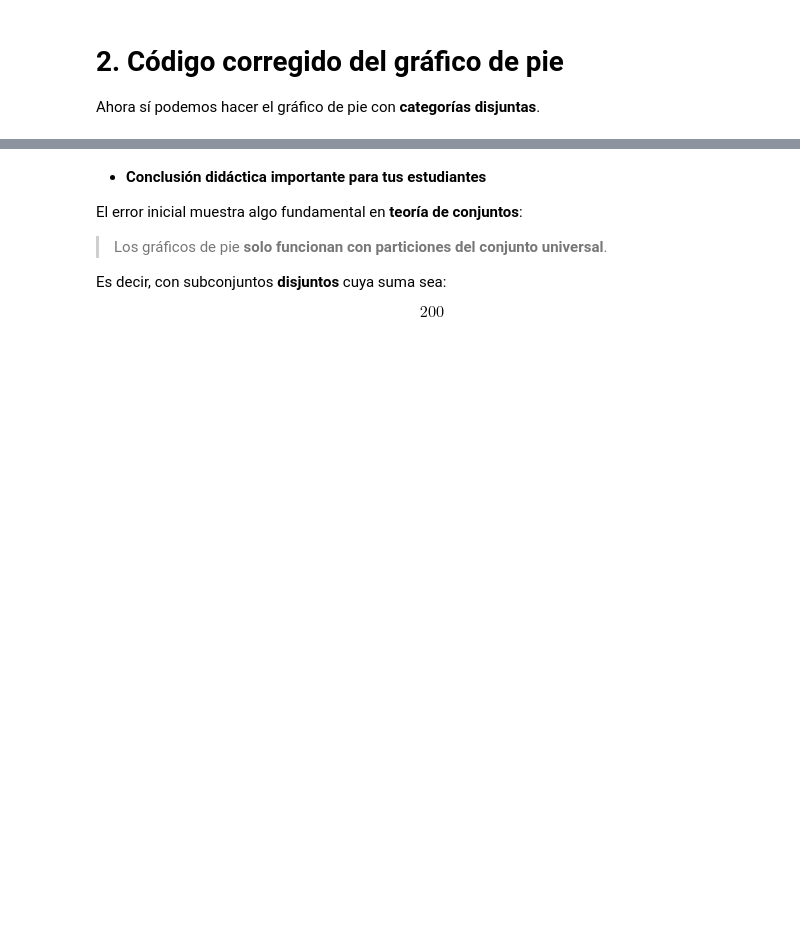
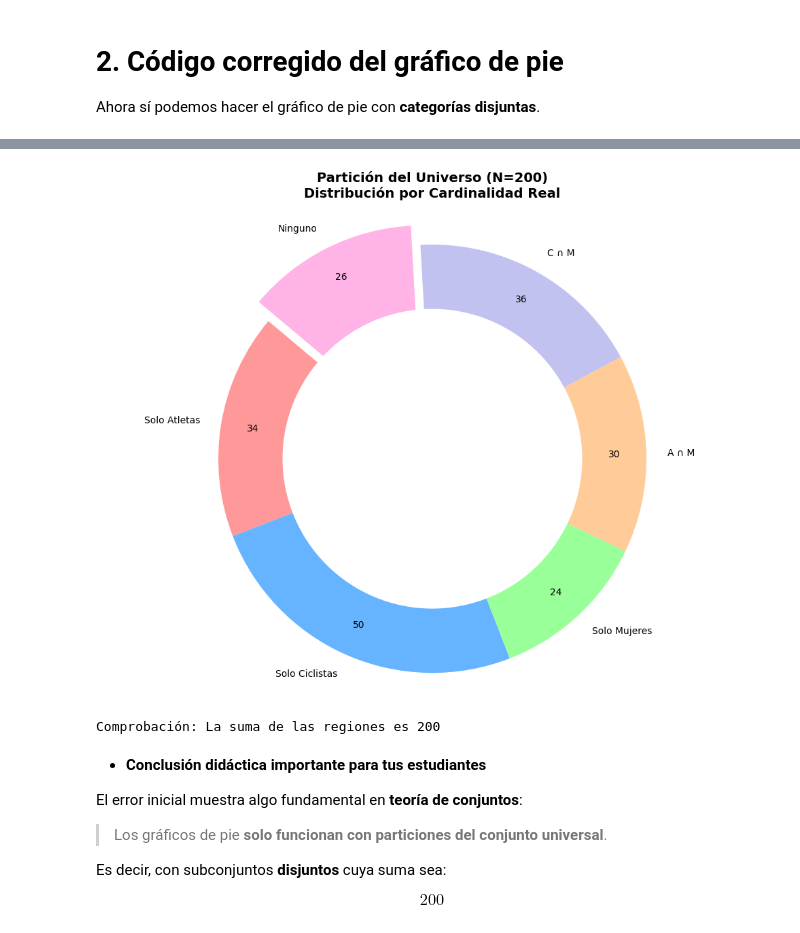
Before and after one commit to marco-canas/camino-udea, a Jupyter notebook: 3_lenguaje_proposicional/clase_01_diagnostico_y_analisis_del_lenguaje/clase1_lenguaje_proposicional.ipynb, the cells around one changed output, grey strips where cells are left out. Saved outputs shown, nothing was run; the diff lists cells and outputs as text; code cells hidden in the pictures; blank space fills up the shorter version.

```diff
--- a/3_lenguaje_proposicional/clase_01_diagnostico_y_analisis_del_lenguaje/clase1_lenguaje_proposicional.ipynb
+++ b/3_lenguaje_proposicional/clase_01_diagnostico_y_analisis_del_lenguaje/clase1_lenguaje_proposicional.ipynb
@@ -550,3 +769,63 @@ plt.show()
+# %%
+import matplotlib.pyplot as plt
+
+# =========================
+# 1. Datos del problema
+# =========================
+N = 200
+A, C, M = 64, 86, 90
+A_M, C_M, A_C, A_C_M = 30, 36, 0, 0
+
+# =========================
+# 2. Cálculo de Regiones Exactas (Partición del Universo)
+# =========================
+solo_A = A - A_M - A_C + A_C_M        # Resultado: 34
+solo_C = C - C_M - A_C + A_C_M        # Resultado: 50
+solo_M = M - A_M - C_M + A_C_M        # Resultado: 24
+
+A_C_solo = A_C - A_C_M                # Resultado: 0
+A_M_solo = A_M - A_C_M                # Resultado: 30
+C_M_solo = C_M - A_C_M                # Resultado: 36
+
+union = solo_A + solo_C + solo_M + A_C_solo + A_M_solo + C_M_solo + A_C_M # 174
+ninguno = N - union                    # Resultado: 26
+
+# =========================
+# 3. Preparación de Gráfico
+# =========================
+# Filtramos las etiquetas y tamaños que son 0 para no ensuciar el gráfico
+labels_raw = ['Solo Atletas', 'Solo Ciclistas', 'Solo Mujeres', 'A ∩ M', 'C ∩ M', 'Ninguno']
+sizes_raw = [solo_A, solo_C, solo_M, A_M_solo, C_M_solo, ninguno]
+
+# Colores didácticos
+colors = ['#ff9999','#66b3ff','#99ff99','#ffcc99','#c2c2f0','#ffb3e6']
+
+plt.figure(figsize=(10, 8))
+plt.pie(
+    sizes_raw,
+    labels=labels_raw,
+    autopct=lambda p: f'{p*N/100:.0f}', # Muestra la cantidad real (cardinalidad) en vez de %
+    startangle=140,
+    colors=colors,
+    pctdistance=0.85,
+    explode=(0, 0, 0, 0, 0, 0.1) # Resaltamos a los que no pertenecen a ningún grupo
+)
+
+# Dibujar un círculo blanco en el centro para convertirlo en "Donut Chart" (opcional, mejora lectura)
+centre_circle = plt.Circle((0,0),0.70,fc='white')
+fig = plt.gcf()
+fig.gca().add_artist(centre_circle)
+
+plt.title(f'Partición del Universo (N={N})\nDistribución por Cardinalidad Real', fontsize=14, fontweight='bold')
+plt.axis('equal')
+plt.tight_layout()
+plt.savefig(r"C:\Users\marco\Downloads\diagrama_pie.png")  # Guardar la figura como imagen
+plt.show()
+
+print(f"Comprobación: La suma de las regiones es {sum(sizes_raw)}")
+# %% [output]
+[figure, added]
+Comprobación: La suma de las regiones es 200
 # %% [markdown]
 
 - **Conclusión didáctica importante para tus estudiantes**
```
Also changed, not shown: parts of 56 cells of this notebook, 4 other files.
